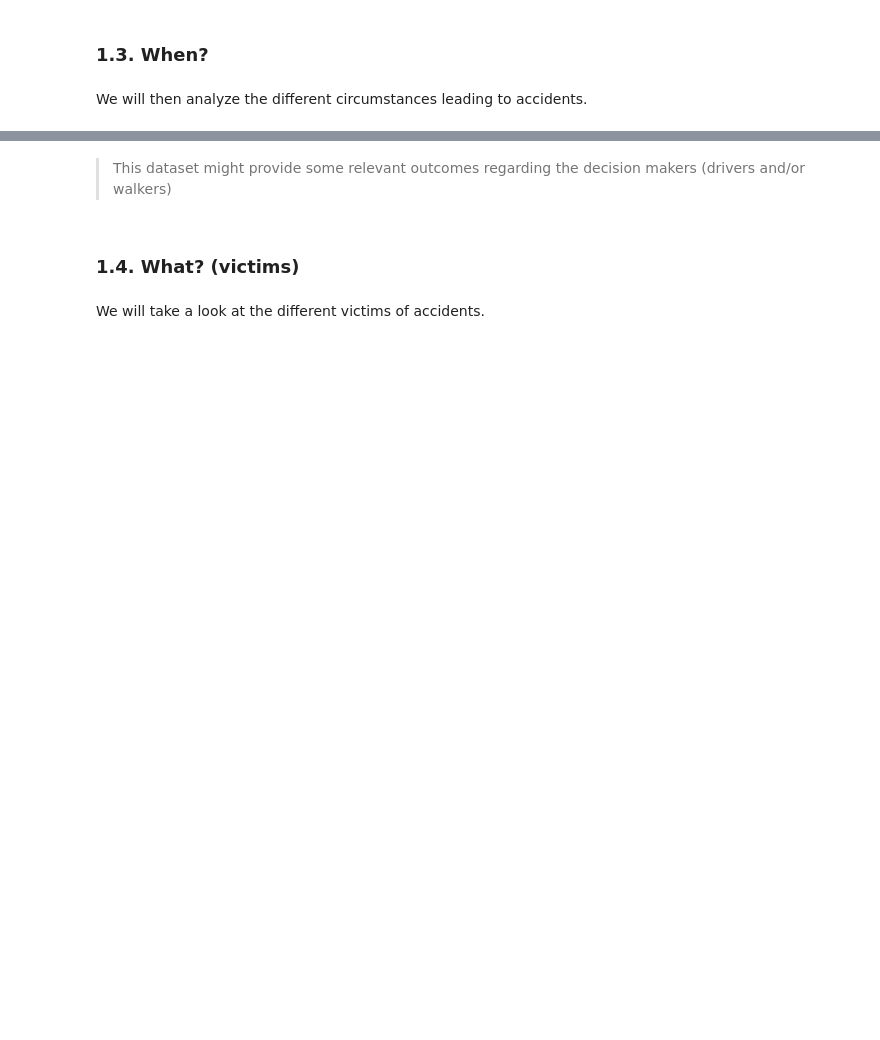
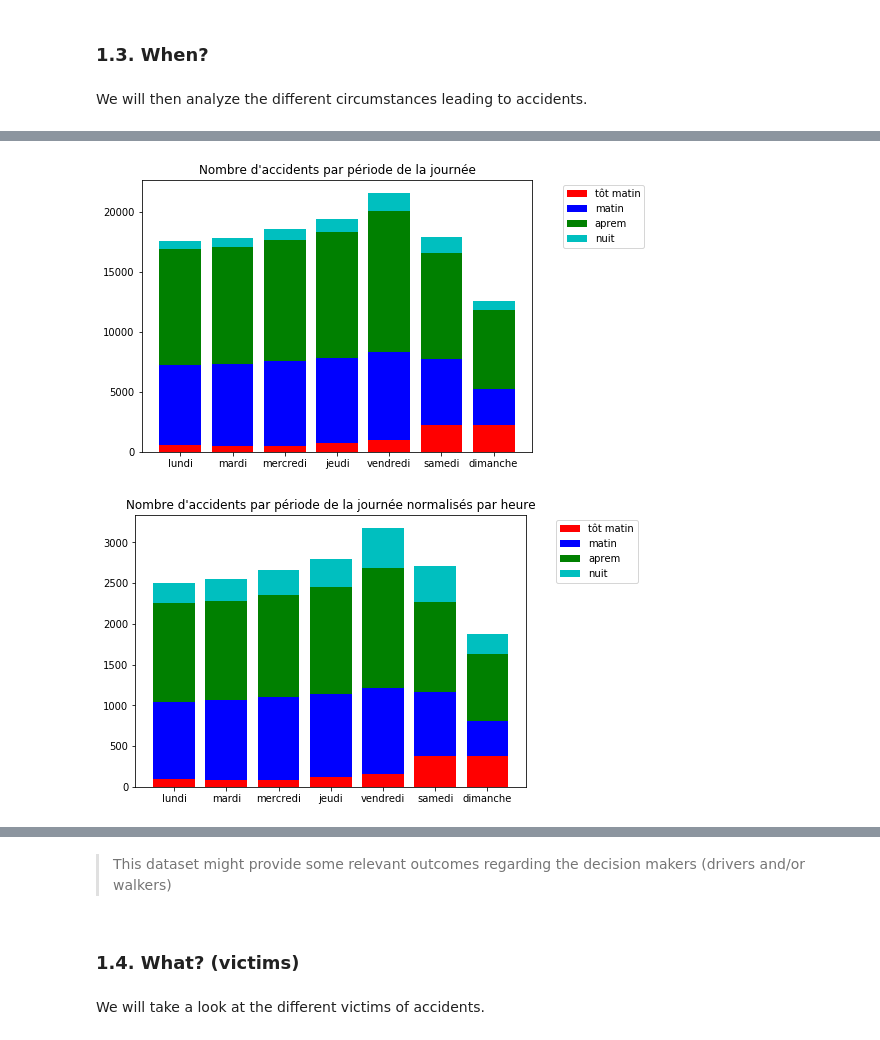
Before and after one commit to epfl-ada-2018/project-pizzafels, a Jupyter notebook: Milestone3 - Complete Analysis.ipynb, the cells around one changed output, grey strips where cells are left out. Drawn from its saved outputs; the diff is of its cells as text; code cells hidden in the pictures; blank space fills up the shorter version.

```diff
--- a/Milestone3 - Complete Analysis.ipynb
+++ b/Milestone3 - Complete Analysis.ipynb
@@ -768,0 +821,42 @@ First rows of the dataset:
+# %%
+period = []
+for i in range(24):
+    if (i<6):
+        time='tôt matin'
+    elif i<13:
+        time='matin'
+    elif i<21:
+        time='aprem'
+    else:
+        time='nuit'
+    period.append(time)
+
+table_day_hour_sort['period']=period
+
+stack_data = table_day_hour_sort.groupby('period').sum().reindex(['tôt matin','matin','aprem','nuit'])
+stack_data_mn = table_day_hour_sort.groupby('period').mean().reindex(['tôt matin','matin','aprem','nuit'])
+
+plt.figure(figsize = (7,5))
+plt.bar(stack_data.columns, stack_data.iloc[0], color='r')
+plt.bar(stack_data.columns, stack_data.iloc[1], bottom=stack_data.iloc[0], color='b')
+plt.bar(stack_data.columns, stack_data.iloc[2], bottom=np.array(stack_data.iloc[0])\
+                                                 +np.array(stack_data.iloc[1]), color='g')
+plt.bar(stack_data.columns, stack_data.iloc[3], bottom=np.array(stack_data.iloc[0])\
+                                                 +np.array(stack_data.iloc[1])+np.array(stack_data.iloc[2]), color='c')
+plt.legend(['tôt matin','matin','aprem','nuit'], bbox_to_anchor=(1.3, 1))
+plt.title("Nombre d'accidents par période de la journée")
+
+plt.figure(figsize = (7,5))
+plt.bar(stack_data_mn.columns, stack_data_mn.iloc[0], color='r')
+plt.bar(stack_data_mn.columns, stack_data_mn.iloc[1], bottom=stack_data_mn.iloc[0], color='b')
+plt.bar(stack_data_mn.columns, stack_data_mn.iloc[2], bottom=np.array(stack_data_mn.iloc[0])\
+                                                 +np.array(stack_data_mn.iloc[1]), color='g')
+plt.bar(stack_data_mn.columns, stack_data_mn.iloc[3], bottom=np.array(stack_data_mn.iloc[0])\
+                                                 +np.array(stack_data_mn.iloc[1])+np.array(stack_data_mn.iloc[2]), color='c')
+plt.legend(['tôt matin','matin','aprem','nuit'], bbox_to_anchor=(1.3, 1))
+plt.title("Nombre d'accidents par période de la journée normalisés par heure")
+
+plt.show()
+# %% [output]
+[figure, added]
+[figure, added]
```
Also changed, not shown: parts of 22 cells of this notebook, 3 other files.
